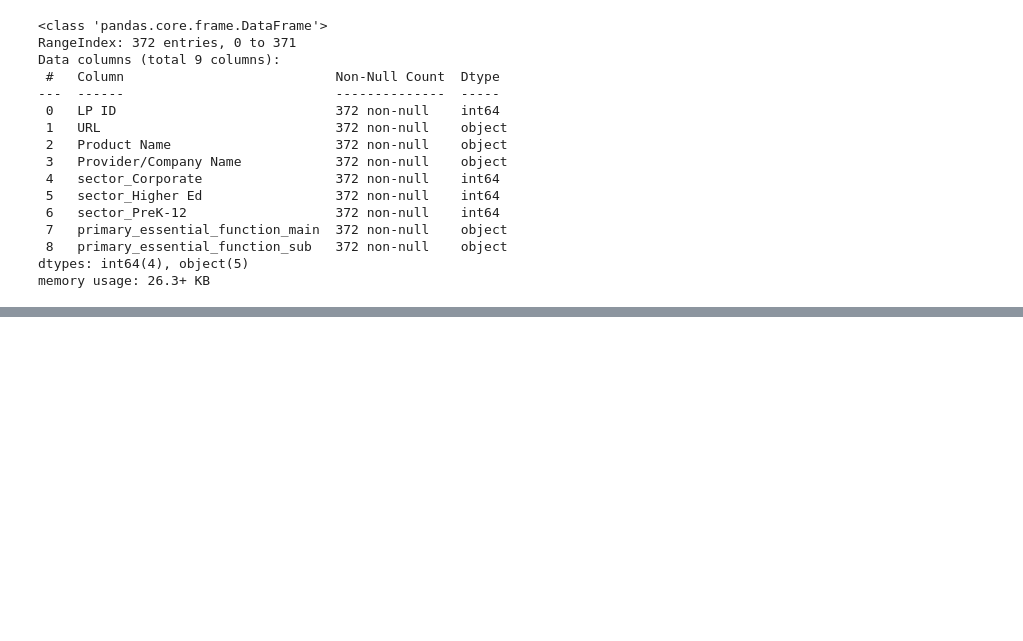
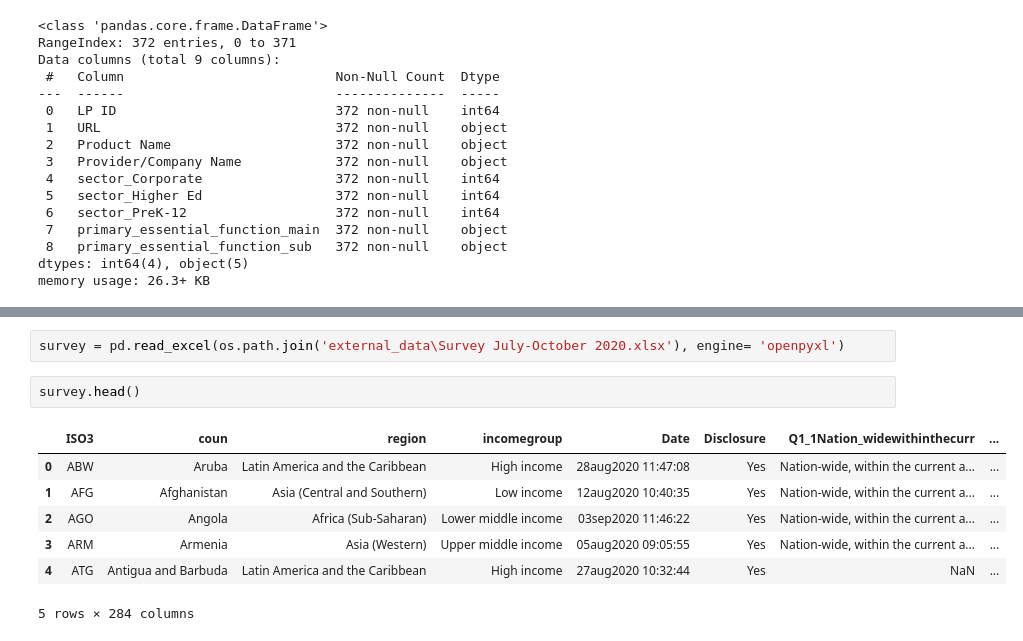
Before and after one commit to AbooNaziha/Covid-19-Impact-on-Digital-Learning, a Jupyter notebook: complete_preprocessing.ipynb, the cells around one changed output, grey strips where cells are left out. Saved outputs shown, nothing was run; the diff lists cells and outputs as text; blank space fills up the shorter version.

```diff
--- a/complete_preprocessing.ipynb
+++ b/complete_preprocessing.ipynb
@@ -389,0 +450,12 @@ memory usage: 26.3+ KB
+# %%
+survey = pd.read_excel(os.path.join('external_data\Survey July-October 2020.xlsx'), engine= 'openpyxl')
+# %%
+survey.head()
+# %% [output]
+|  | ISO3 | coun | region | incomegroup | Date | Disclosure | Q1_1Nation_widewithinthecurr | ... |
+| 0 | ABW | Aruba | Latin America and the Caribbean | High income | 28aug2020 11:47:08 | Yes | Nation-wide, within the current a... | ... |
+| 1 | AFG | Afghanistan | Asia (Central and Southern) | Low income | 12aug2020 10:40:35 | Yes | Nation-wide, within the current a... | ... |
+| 2 | AGO | Angola | Africa (Sub-Saharan) | Lower middle income | 03sep2020 11:46:22 | Yes | Nation-wide, within the current a... | ... |
+| 3 | ARM | Armenia | Asia (Western) | Upper middle income | 05aug2020 09:05:55 | Yes | Nation-wide, within the current a... | ... |
+| 4 | ATG | Antigua and Barbuda | Latin America and the Caribbean | High income | 27aug2020 10:32:44 | Yes | NaN | ... |
+5 rows × 284 columns
```
Also changed, not shown: parts of 12 cells of this notebook, 54 other files.
